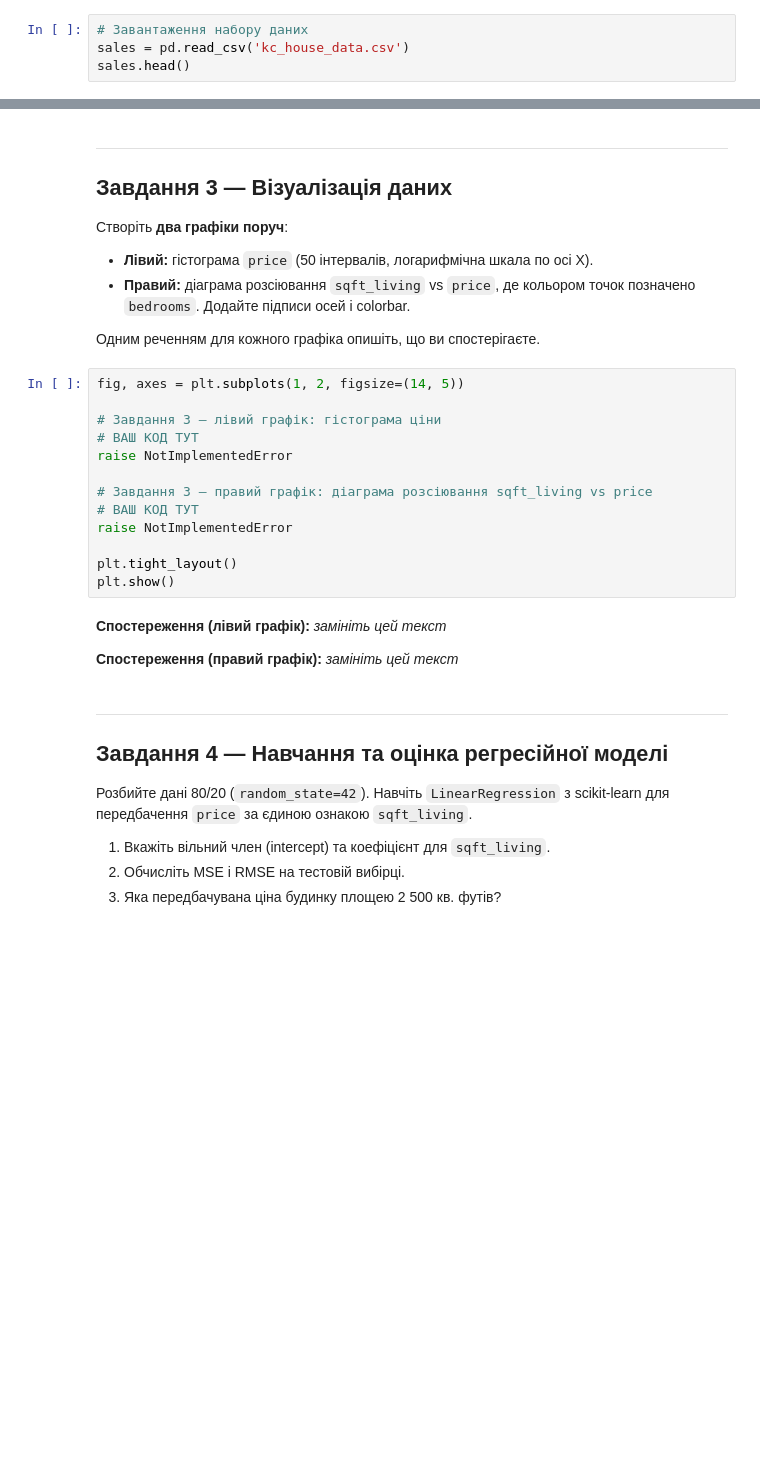
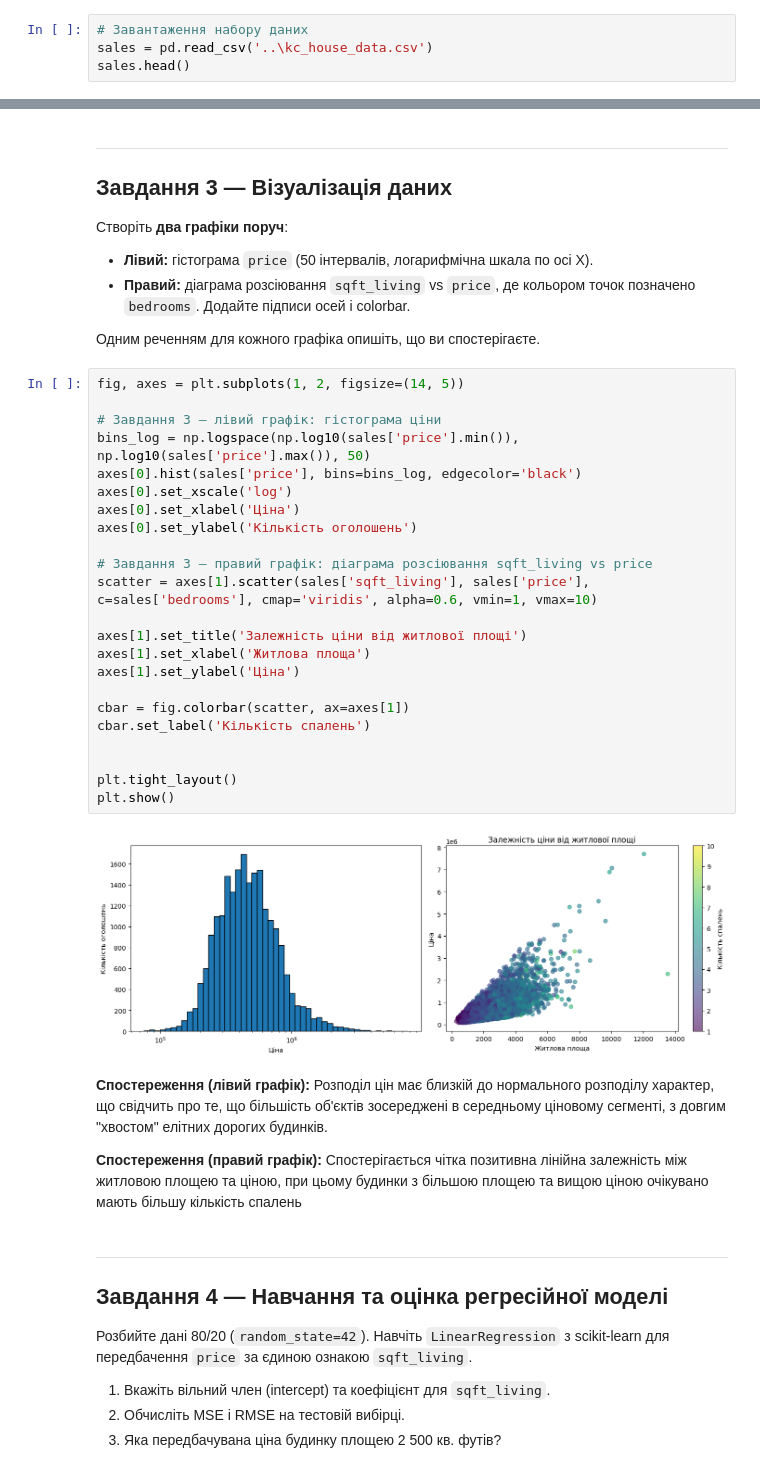
Before and after one commit to NureLulakovaAnastasiia/DataModelingAndAnalysis, a Jupyter notebook: Lab1/Lab1_Intro_NumPy_Pandas_sklearn.ipynb, the cells around one changed output, grey strips where cells are left out. Cells and saved outputs as stored; diff of their text form; blank space fills up the shorter version.

```diff
--- a/Lab1/Lab1_Intro_NumPy_Pandas_sklearn.ipynb
+++ b/Lab1/Lab1_Intro_NumPy_Pandas_sklearn.ipynb
@@ -49,5 +88,5 @@ raise NotImplementedError
 3. Скільки унікальних поштових індексів є у наборі даних? Який поштовий індекс має найбільше оголошень?
 # %%
 # Завантаження набору даних
-sales = pd.read_csv('kc_house_data.csv')
+sales = pd.read_csv('..\kc_house_data.csv')
 sales.head()
@@ -76,20 +156,32 @@ raise NotImplementedError
 # %%
 fig, axes = plt.subplots(1, 2, figsize=(14, 5))
 
 # Завдання 3 — лівий графік: гістограма ціни
-# ВАШ КОД ТУТ
-raise NotImplementedError
+bins_log = np.logspace(np.log10(sales['price'].min()), np.log10(sales['price'].max()), 50)
+axes[0].hist(sales['price'], bins=bins_log, edgecolor='black')
+axes[0].set_xscale('log')
+axes[0].set_xlabel('Ціна')
+axes[0].set_ylabel('Кількість оголошень')
 
 # Завдання 3 — правий графік: діаграма розсіювання sqft_living vs price
-# ВАШ КОД ТУТ
-raise NotImplementedError
+scatter = axes[1].scatter(sales['sqft_living'], sales['price'], c=sales['bedrooms'], cmap='viridis', alpha=0.6, vmin=1, vmax=10)
+
+axes[1].set_title('Залежність ціни від житлової площі')
+axes[1].set_xlabel('Житлова площа')
+axes[1].set_ylabel('Ціна')
+
+cbar = fig.colorbar(scatter, ax=axes[1])
+cbar.set_label('Кількість спалень')
+
 
 plt.tight_layout()
 plt.show()
+# %% [output]
+[figure, added]
 # %% [markdown]
-**Спостереження (лівий графік):** *замініть цей текст*
+**Спостереження (лівий графік):** Розподіл цін має близкій до нормального розподілу характер, що свідчить про те, що більшість об'єктів зосереджені в середньому ціновому сегменті, з довгим "хвостом" елітних дорогих будинків.
 
-**Спостереження (правий графік):** *замініть цей текст*
+**Спостереження (правий графік):** Спостерігається чітка позитивна лінійна залежність між житловою площею та ціною, при цьому будинки з більшою площею та вищою ціною очікувано мають більшу кількість спалень
 # %% [markdown]
 ---
 ## Завдання 4 — Навчання та оцінка регресійної моделі
```
Also changed, not shown: parts of 13 cells of this notebook.
